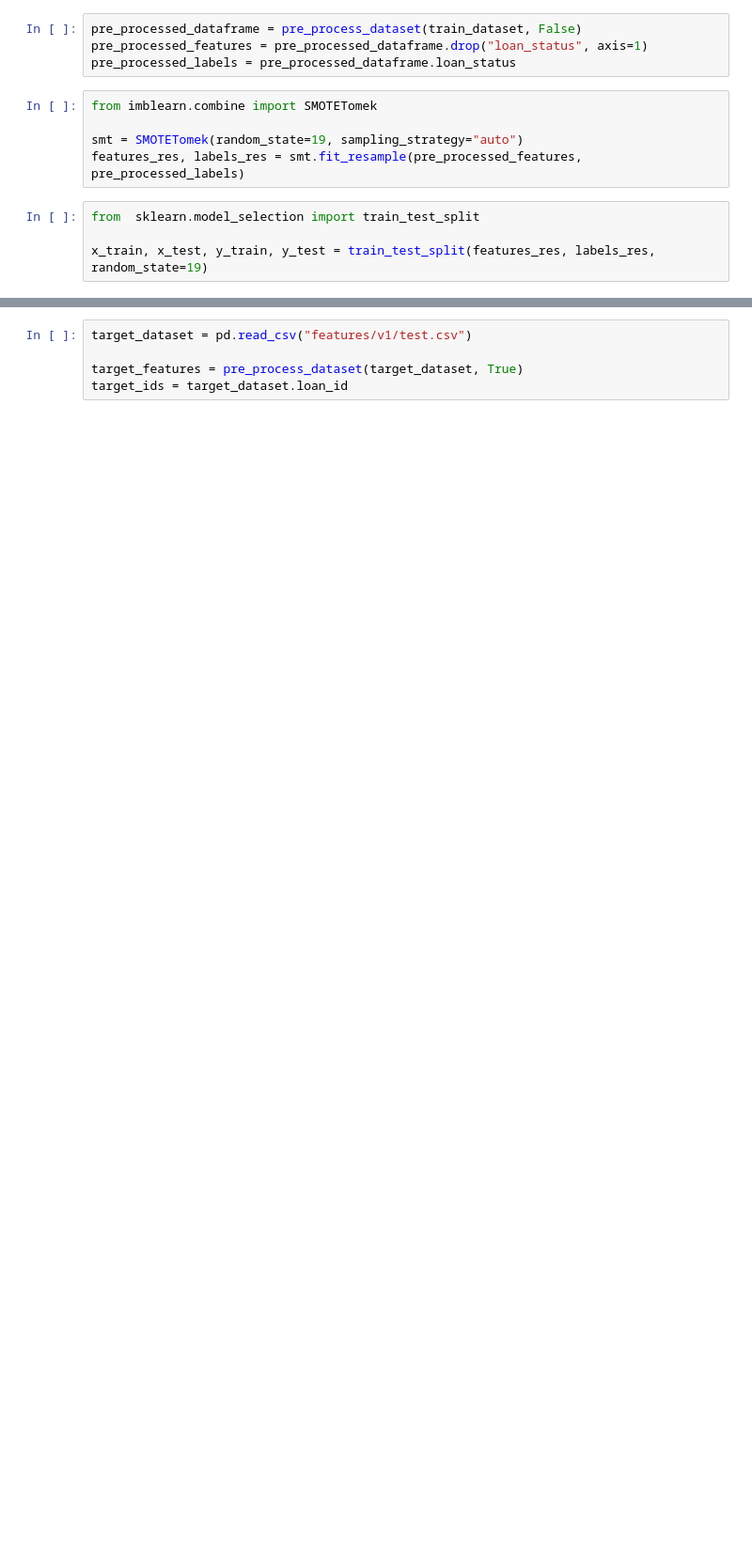
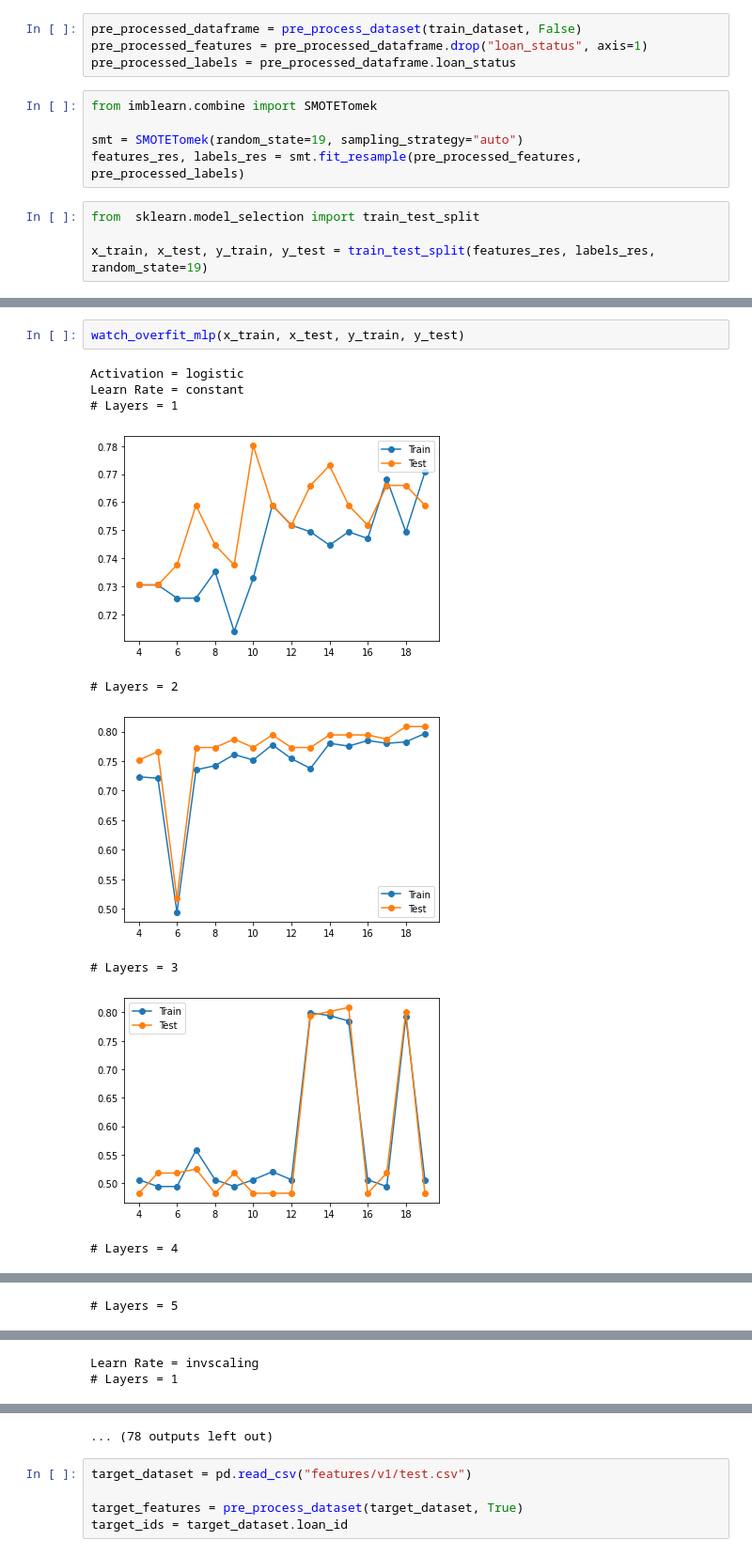
Before and after one commit to joaonmatos/feup-machine-learning, a Jupyter notebook: classifiers.ipynb, the cells around one changed output, grey strips where cells are left out. Shown at 94% size. Saved outputs shown, nothing was run; the diff lists cells and outputs as text; blank space fills up the shorter version.

```diff
--- a/classifiers.ipynb
+++ b/classifiers.ipynb
@@ -293,0 +322,12 @@ nn_data.sort_values(by="scores", inplace=False, ascending=False)
+# %%
+watch_overfit_mlp(x_train, x_test, y_train, y_test)
+# %% [output]
+Activation = logistic
+Learn Rate = constant
+# Layers = 1
+[figure, added]
+# Layers = 2
+[figure, added]
+# Layers = 3
+[figure, added]
+# Layers = 4
@@ -293,0 +335 @@ nn_data.sort_values(by="scores", inplace=False, ascending=False)
+# Layers = 5
@@ -293,0 +337,2 @@ nn_data.sort_values(by="scores", inplace=False, ascending=False)
+Learn Rate = invscaling
+# Layers = 1
@@ -294,3 +340,4 @@ nn_data.sort_values(by="scores", inplace=False, ascending=False)
+... (78 outputs left out)
 # %%
 target_dataset = pd.read_csv("features/v1/test.csv")
 
```
Also changed, not shown: parts of 8 cells of this notebook.
